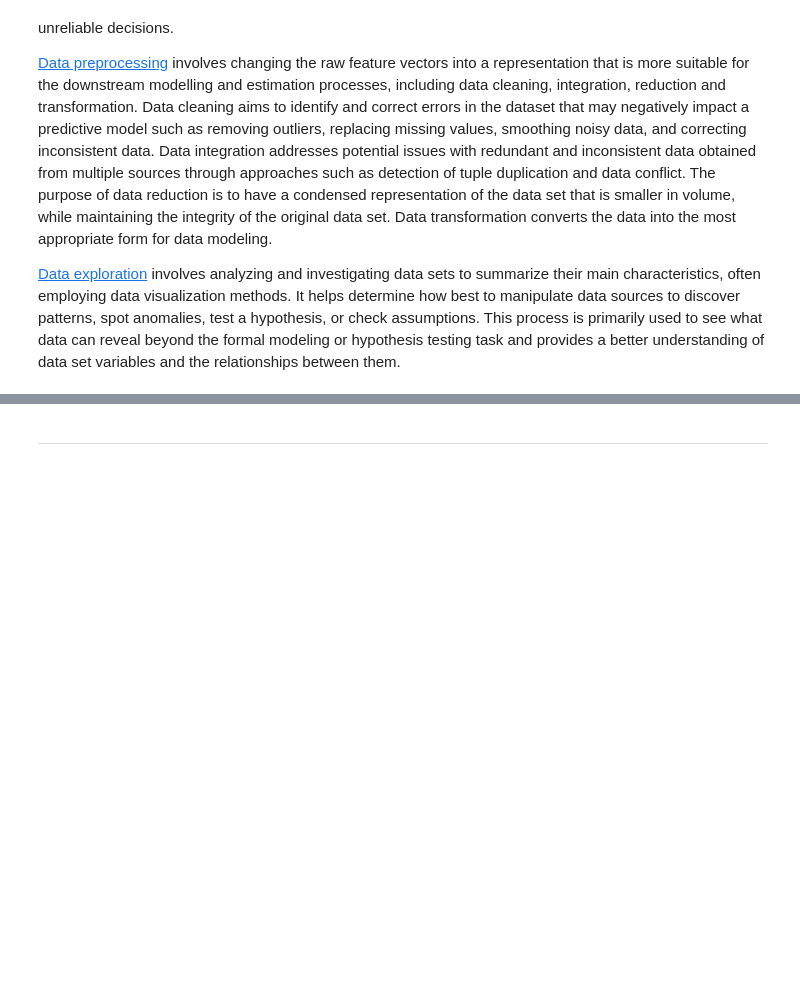
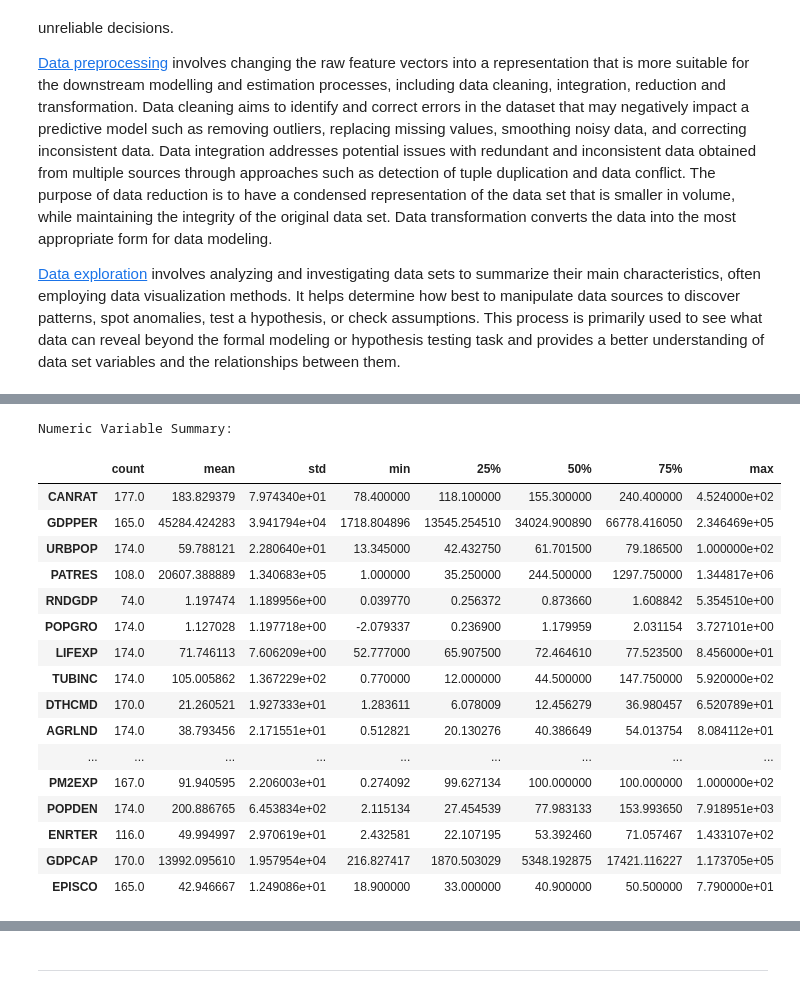
Before and after one commit to JohnPaulinePineda/Exploratory-Data-Analysis-For-Machine-Learning-Final-Assignment, a Jupyter notebook: EDAForMachineLearning_FinalAssignment.ipynb, the cells around one changed output, grey strips where cells are left out. Saved outputs shown, nothing was run; the diff lists cells and outputs as text; code cells hidden in the pictures; blank space fills up the shorter version.

```diff
--- a/EDAForMachineLearning_FinalAssignment.ipynb
+++ b/EDAForMachineLearning_FinalAssignment.ipynb
@@ -79,0 +125,5 @@ The predictor variables for the study are:
+# %%
+##################################
+# Loading the dataset
+##################################
+cancer_rate = pd.read_csv('CancerRates.csv')
@@ -79,0 +175,25 @@ The predictor variables for the study are:
+# %%
+##################################
+# Performing a general exploration of the numeric variables
+##################################
+print('Numeric Variable Summary:')
+display(cancer_rate.describe(include='number').transpose())
+# %% [output]
+Numeric Variable Summary:
+|  | count | mean | std | min | 25% | 50% | 75% | max |
+| CANRAT | 177.0 | 183.829379 | 7.974340e+01 | 78.400000 | 118.100000 | 155.300000 | 240.400000 | 4.524000e+02 |
+| GDPPER | 165.0 | 45284.424283 | 3.941794e+04 | 1718.804896 | 13545.254510 | 34024.900890 | 66778.416050 | 2.346469e+05 |
+| URBPOP | 174.0 | 59.788121 | 2.280640e+01 | 13.345000 | 42.432750 | 61.701500 | 79.186500 | 1.000000e+02 |
+| PATRES | 108.0 | 20607.388889 | 1.340683e+05 | 1.000000 | 35.250000 | 244.500000 | 1297.750000 | 1.344817e+06 |
+| RNDGDP | 74.0 | 1.197474 | 1.189956e+00 | 0.039770 | 0.256372 | 0.873660 | 1.608842 | 5.354510e+00 |
+| POPGRO | 174.0 | 1.127028 | 1.197718e+00 | -2.079337 | 0.236900 | 1.179959 | 2.031154 | 3.727101e+00 |
+| LIFEXP | 174.0 | 71.746113 | 7.606209e+00 | 52.777000 | 65.907500 | 72.464610 | 77.523500 | 8.456000e+01 |
+| TUBINC | 174.0 | 105.005862 | 1.367229e+02 | 0.770000 | 12.000000 | 44.500000 | 147.750000 | 5.920000e+02 |
+| DTHCMD | 170.0 | 21.260521 | 1.927333e+01 | 1.283611 | 6.078009 | 12.456279 | 36.980457 | 6.520789e+01 |
+| AGRLND | 174.0 | 38.793456 | 2.171551e+01 | 0.512821 | 20.130276 | 40.386649 | 54.013754 | 8.084112e+01 |
+| ... | ... | ... | ... | ... | ... | ... | ... | ... |
+| PM2EXP | 167.0 | 91.940595 | 2.206003e+01 | 0.274092 | 99.627134 | 100.000000 | 100.000000 | 1.000000e+02 |
+| POPDEN | 174.0 | 200.886765 | 6.453834e+02 | 2.115134 | 27.454539 | 77.983133 | 153.993650 | 7.918951e+03 |
+| ENRTER | 116.0 | 49.994997 | 2.970619e+01 | 2.432581 | 22.107195 | 53.392460 | 71.057467 | 1.433107e+02 |
+| GDPCAP | 170.0 | 13992.095610 | 1.957954e+04 | 216.827417 | 1870.503029 | 5348.192875 | 17421.116227 | 1.173705e+05 |
+| EPISCO | 165.0 | 42.946667 | 1.249086e+01 | 18.900000 | 33.000000 | 40.900000 | 50.500000 | 7.790000e+01 |
```
Also changed, not shown: parts of 59 cells of this notebook.
